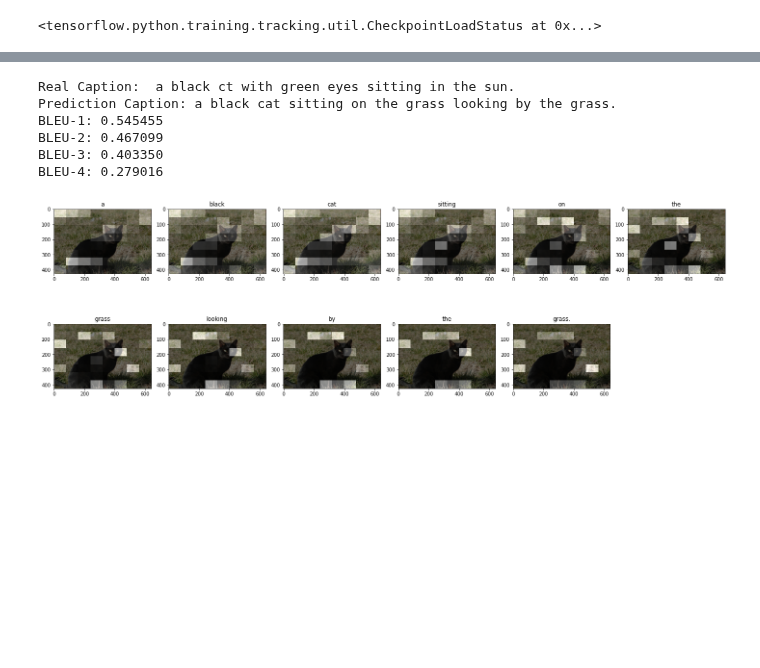
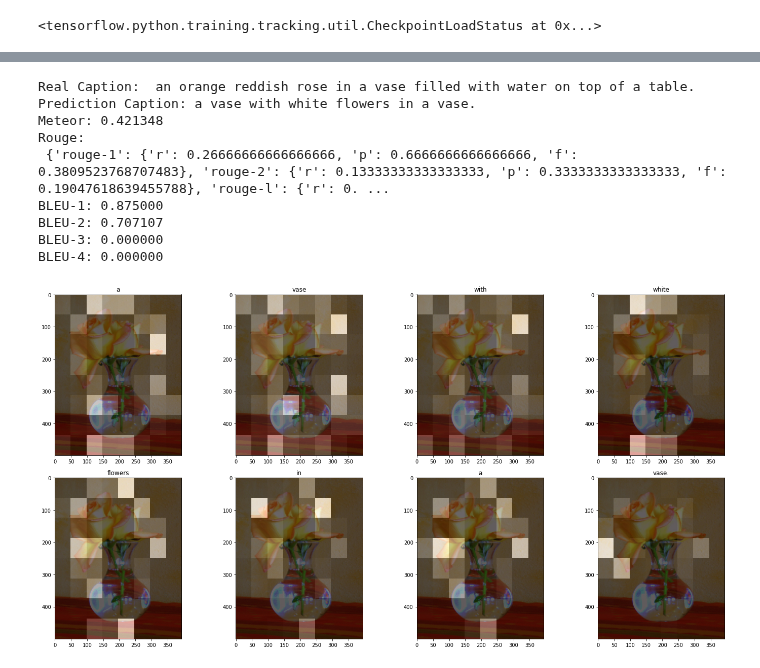
Before and after one commit to hazemkya/unlimited-vision, a Jupyter notebook: evaluation.ipynb, the cells around one changed output, grey strips where cells are left out. Drawn from its saved outputs; the diff is of its cells as text; code cells hidden in the pictures; blank space fills up the shorter version.

```diff
--- a/evaluation.ipynb
+++ b/evaluation.ipynb
@@ -142,39 +143,44 @@ list_of_references[2]
 # captions on the test set
 # rid = np.random.randint(0, len(img_name_val))
 # image = img_name_val[rid]
-num = 12
+num = np.random.randint(0, len(img_name_val)/5)
 test_references = []
 for i in range(5):
    test_references.append(list_of_references[num][i].split())
 
 image = img_name_val[num*5]
 # real_caption = ' '.join([tf.compat.as_text(index_to_word(i).numpy())
 #                          for i in cap_val[rid] if i not in [0]]).split()
 
 result, attention_plot = evaluate(image, encoder, decoder, image_features_extract_model,
                                     word_to_index_train, index_to_word_train)
 
 if result[-1] == "<end>":
     result.remove("<end>")
 
 # if real_caption[0] == "<start>":
 #     real_caption.remove("<start>")
 
-
+rouge = Rouge()
 list_of_hypotheses = [result]
 
 print('Real Caption:', list_of_references[num][0])
 print('Prediction Caption:', ' '.join(result))
+print('Meteor: %f' % meteor_score(test_references, result))
+print('Rouge: \n', rouge.get_scores(refs=list_of_references[num][0], hyps=' '.join(result), avg=True))
 print('BLEU-1: %f' % corpus_bleu([test_references], list_of_hypotheses, weights=(1.0, 0, 0, 0)))
 print('BLEU-2: %f' % corpus_bleu([test_references], list_of_hypotheses, weights=(0.5, 0.5, 0, 0)))
 print('BLEU-3: %f' % corpus_bleu([test_references], list_of_hypotheses, weights=(0.3, 0.3, 0.3, 0)))
 print('BLEU-4: %f' % corpus_bleu([test_references], list_of_hypotheses, weights=(0.25, 0.25, 0.25, 0.25)))
 plot_attention(image, result, attention_plot)
 # %% [output]
-Real Caption:  a black ct with green eyes sitting in the sun.
-Prediction Caption: a black cat sitting on the grass looking by the grass.
-BLEU-1: 0.545455
-BLEU-2: 0.467099
-BLEU-3: 0.403350
-BLEU-4: 0.279016
+Real Caption:  an orange reddish rose in a vase filled with water on top of a table.
+Prediction Caption: a vase with white flowers in a vase.
+Meteor: 0.421348
+Rouge:
+ {'rouge-1': {'r': 0.26666666666666666, 'p': 0.6666666666666666, 'f': 0.3809523768707483}, 'rouge-2': {'r': 0.13333333333333333, 'p': 0.3333333333333333, 'f': 0.19047618639455788}, 'rouge-l': {'r': 0. ...
+BLEU-1: 0.875000
+BLEU-2: 0.707107
+BLEU-3: 0.000000
+BLEU-4: 0.000000
-[figure, old version]
+[figure, new version]
```
Also changed, not shown: parts of 5 cells of this notebook, 2 other files.
